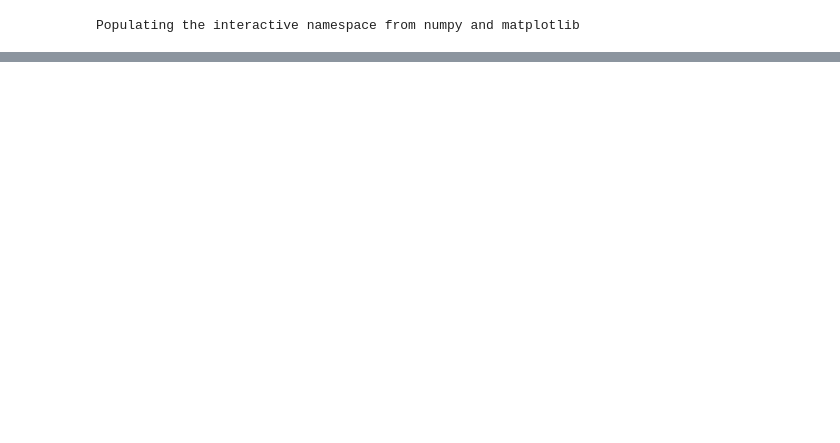
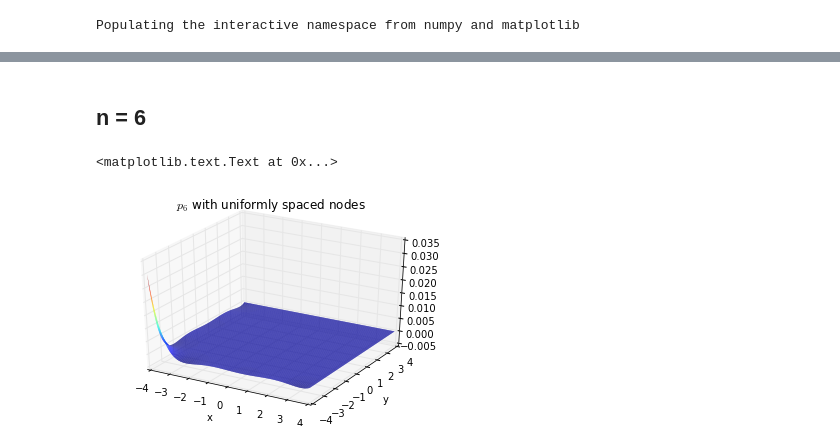
Before and after one commit to browlm13/HSCI_p3, a Jupyter notebook: Runge2D.ipynb, the cells around one changed output, grey strips where cells are left out. Cells and saved outputs as stored; diff of their text form; code cells hidden in the pictures; blank space fills up the shorter version.

```diff
--- a/Runge2D.ipynb
+++ b/Runge2D.ipynb
@@ -11,0 +33,15 @@ Populating the interactive namespace from numpy and matplotlib
+# %% [markdown]
+## n = 6
+# %%
+fig = figure()
+
+ax = fig.add_subplot(111, projection='3d')
+ax.set_xlabel('x')
+ax.set_ylabel('y')
+title('$p_6$ with uniformly spaced nodes')
+
+X, Y = meshgrid(b, a)
+surf = ax.plot_surface(X, Y, p6_uni, rstride=1, cstride=1, linewidth=0, cmap=cm.jet)
+# %% [output]
+<matplotlib.text.Text at 0x...>
+[figure, added]
```
Also changed, not shown: parts of 15 cells of this notebook, 12 other files.
